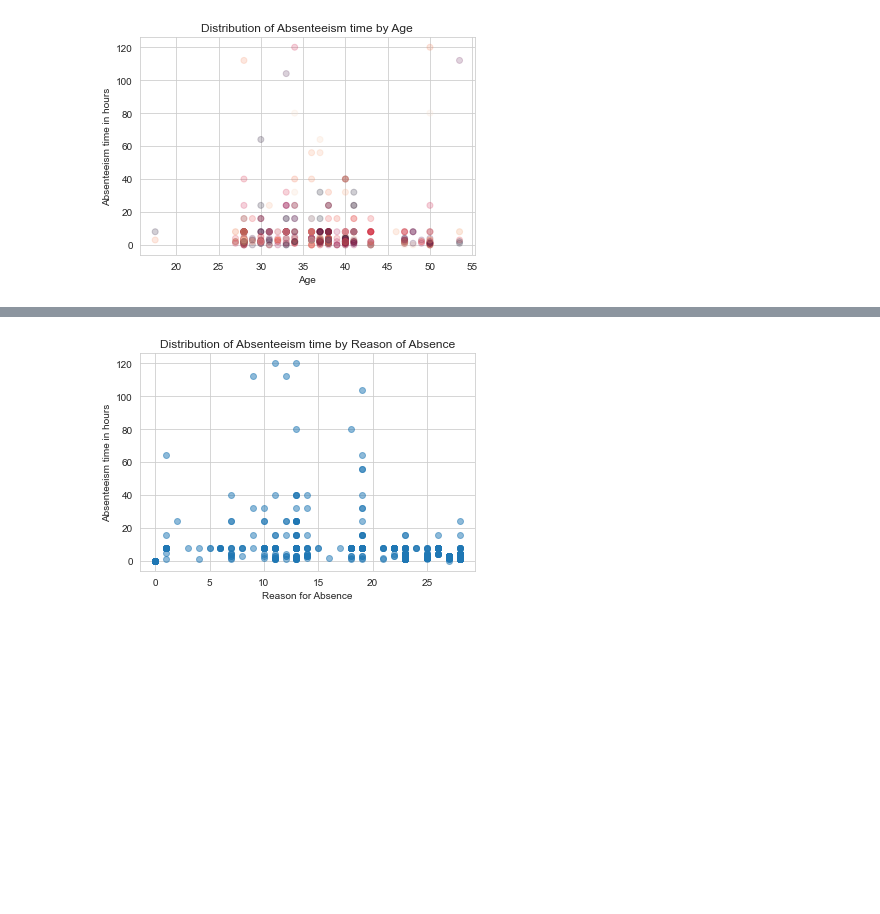
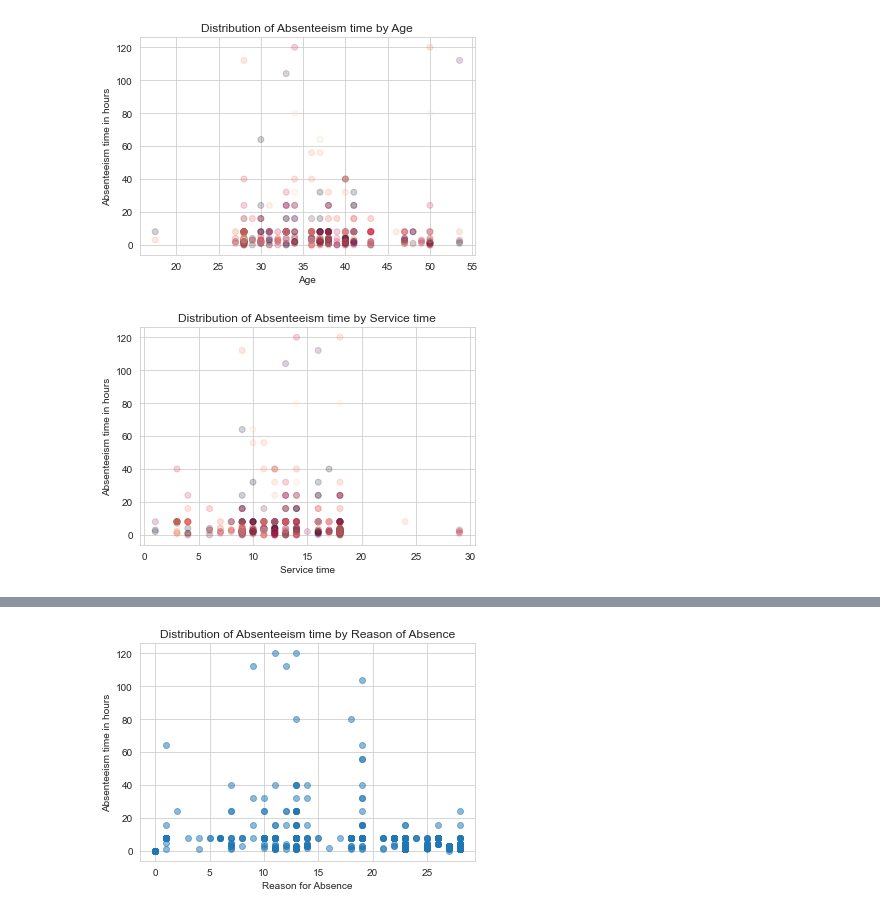
Before and after one commit to krutkshah17/ANLY530, a Jupyter notebook: 530_Absenteeism_Project.ipynb, the cells around one changed output, grey strips where cells are left out. Drawn from its saved outputs; the diff is of its cells as text; code cells hidden in the pictures; blank space fills up the shorter version.

```diff
--- a/530_Absenteeism_Project.ipynb
+++ b/530_Absenteeism_Project.ipynb
@@ -318,3 +318,19 @@ plt.title("Distribution of Absenteeism time by Age")
 plt.show()
 # %% [output]
 [figure]
+# %%
+#', 'Age', 'Work_load_Average'
+
+# Fixing random state for reproducibility
+np.random.seed(19680801)
+N = 663
+x = absenteeism['Service time']
+y = absenteeism['Absenteeism time in hours']
+colors = np.random.rand(N)
+plt.scatter(x, y, c=colors, alpha=0.2)
+plt.xlabel("Service time")
+plt.ylabel("Absenteeism time in hours")
+plt.title("Distribution of Absenteeism time by Service time")
+plt.show()
+# %% [output]
+[figure, added]
```
Also changed, not shown: parts of 5 cells of this notebook.
